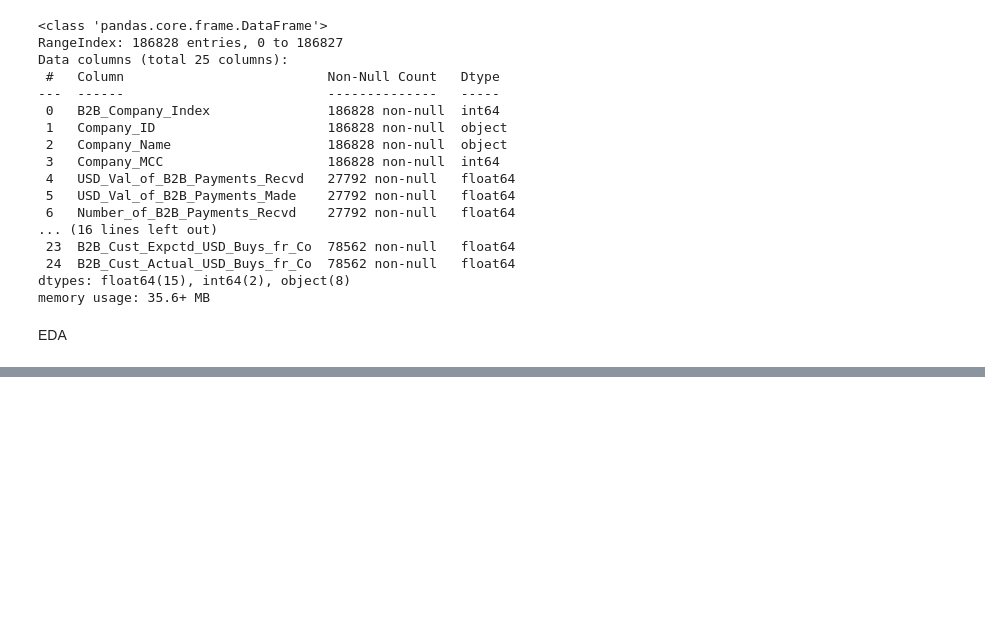
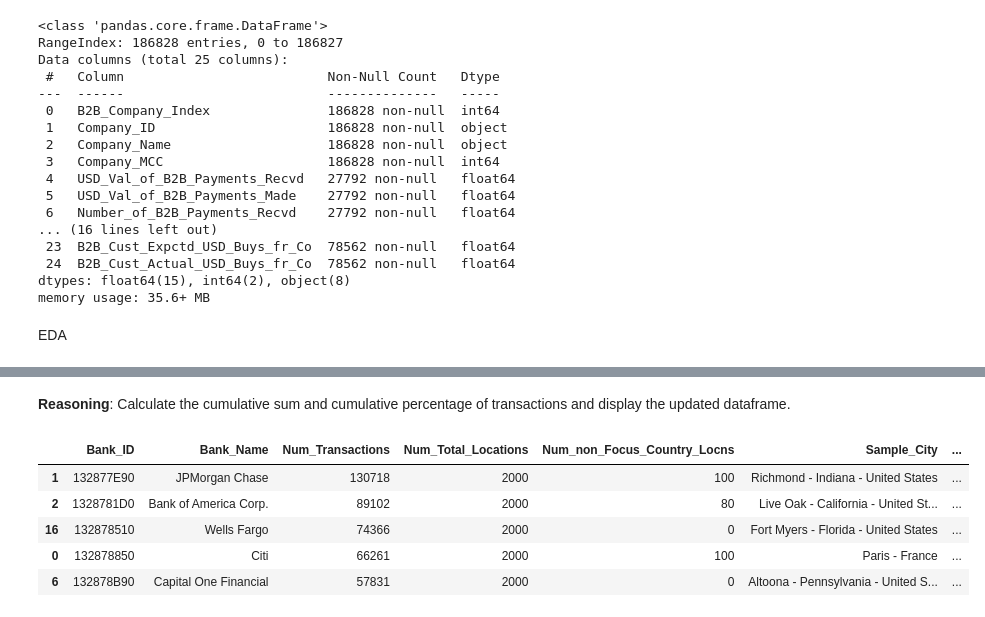
Before and after one commit to thomas-sutter/ai-aml-mvp2value, a Jupyter notebook: 1_exploratory_data_analysis.ipynb, the cells around one changed output, grey strips where cells are left out. Saved outputs shown, nothing was run; the diff lists cells and outputs as text; code cells hidden in the pictures; blank space fills up the shorter version.

```diff
--- a/1_exploratory_data_analysis.ipynb
+++ b/1_exploratory_data_analysis.ipynb
@@ -373,0 +509,3 @@ EDA
+# %%
+total_transactions = banks_df['Num_Transactions'].sum()
+print("Total number of transactions across all banks:", total_transactions)
@@ -373,0 +522,3 @@ EDA
+# %%
+banks_df = banks_df.sort_values(by='Num_Transactions', ascending=False)
+display(banks_df.head())
@@ -373,0 +537,14 @@ EDA
+# %% [markdown]
+**Reasoning**:
+Calculate the cumulative sum and cumulative percentage of transactions and display the updated dataframe.
+# %%
+banks_df['Cumulative_Transactions'] = banks_df['Num_Transactions'].cumsum()
+banks_df['Cumulative_Transaction_Percentage'] = (banks_df['Cumulative_Transactions'] / total_transactions) * 100
+display(banks_df.head())
+# %% [output]
+|  | Bank_ID | Bank_Name | Num_Transactions | Num_Total_Locations | Num_non_Focus_Country_Locns | Sample_City | ... |
+| 1 | 132877E90 | JPMorgan Chase | 130718 | 2000 | 100 | Richmond - Indiana - United States | ... |
+| 2 | 1328781D0 | Bank of America Corp. | 89102 | 2000 | 80 | Live Oak - California - United St... | ... |
+| 16 | 132878510 | Wells Fargo | 74366 | 2000 | 0 | Fort Myers - Florida - United States | ... |
+| 0 | 132878850 | Citi | 66261 | 2000 | 100 | Paris - France | ... |
+| 6 | 132878B90 | Capital One Financial | 57831 | 2000 | 0 | Altoona - Pennsylvania - United S... | ... |
```
Also changed, not shown: parts of 35 cells of this notebook.
